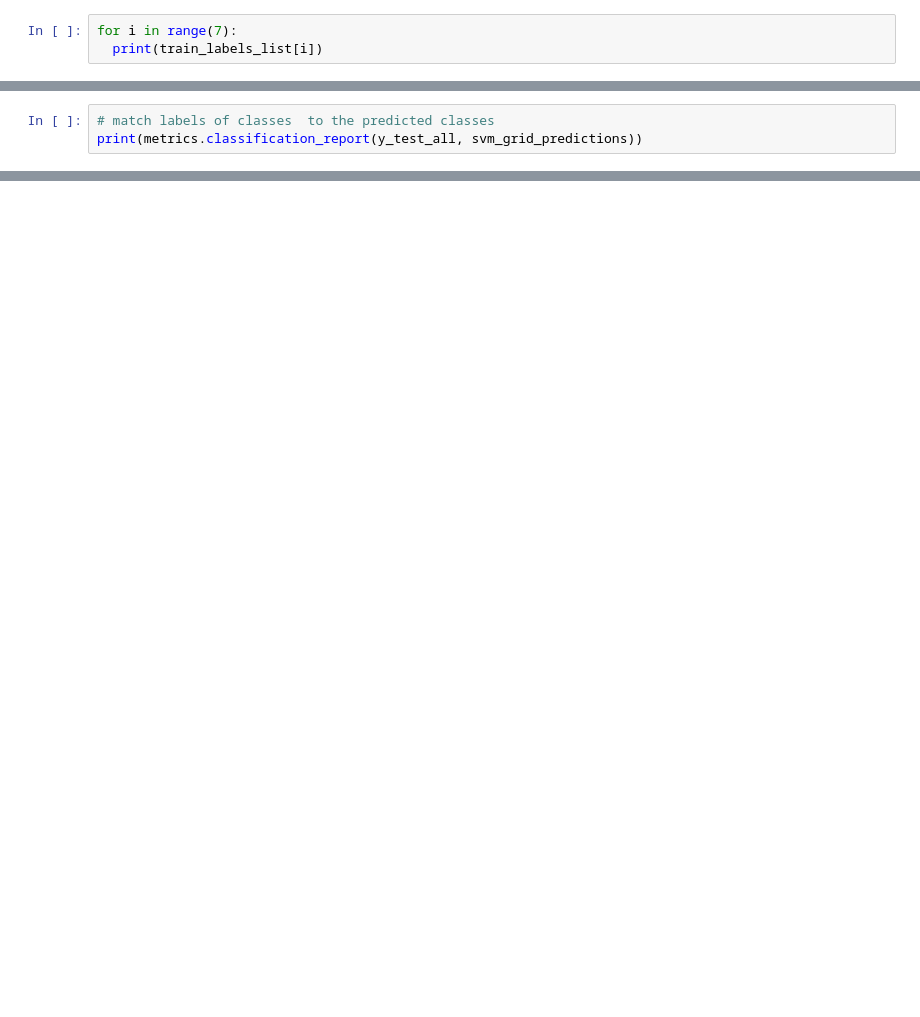
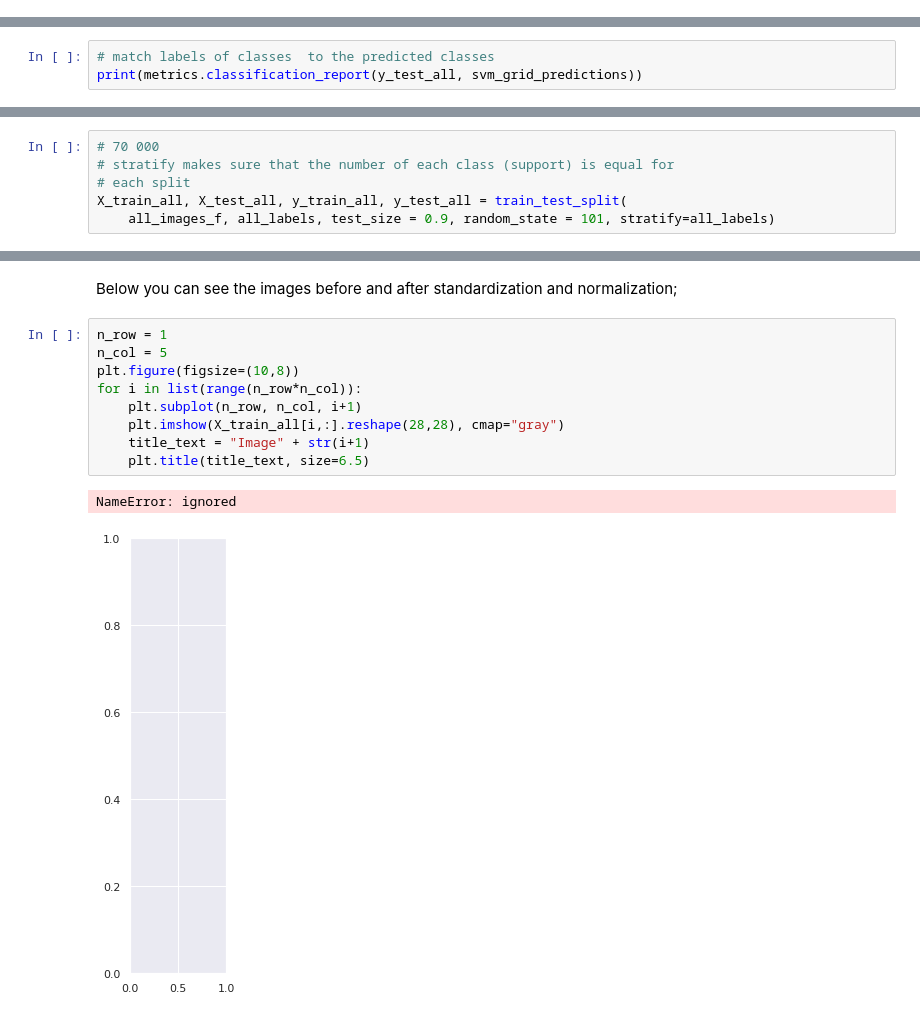
Before and after one commit to ilante/AML_91934_exam, a Jupyter notebook: AML_1_and_2.ipynb, the cells around one changed output, grey strips where cells are left out. Cells and saved outputs as stored; diff of their text form; blank space fills up the shorter version.

```diff
--- a/AML_1_and_2.ipynb
+++ b/AML_1_and_2.ipynb
@@ -178,3 +219,0 @@ time: 7.47 ms (started: 2021-12-10 21:11:03 +00:00)
-# %%
-for i in range(7):
-  print(train_labels_list[i])
@@ -1268,0 +1300,6 @@ print(metrics.classification_report(y_test_all, svm_grid_predictions))
+# %%
+# 70 000
+# stratify makes sure that the number of each class (support) is equal for
+# each split
+X_train_all, X_test_all, y_train_all, y_test_all = train_test_split(
+    all_images_f, all_labels, test_size = 0.9, random_state = 101, stratify=all_labels)
@@ -1268,0 +1313,14 @@ print(metrics.classification_report(y_test_all, svm_grid_predictions))
+# %% [markdown]
+Below you can see the images before and after standardization and normalization;
+# %%
+n_row = 1
+n_col = 5
+plt.figure(figsize=(10,8))
+for i in list(range(n_row*n_col)):
+    plt.subplot(n_row, n_col, i+1)
+    plt.imshow(X_train_all[i,:].reshape(28,28), cmap="gray")
+    title_text = "Image" + str(i+1)
+    plt.title(title_text, size=6.5)
+# %% [output]
+NameError: ignored
+[figure, added]
```
Also changed, not shown: parts of 32 cells of this notebook.
